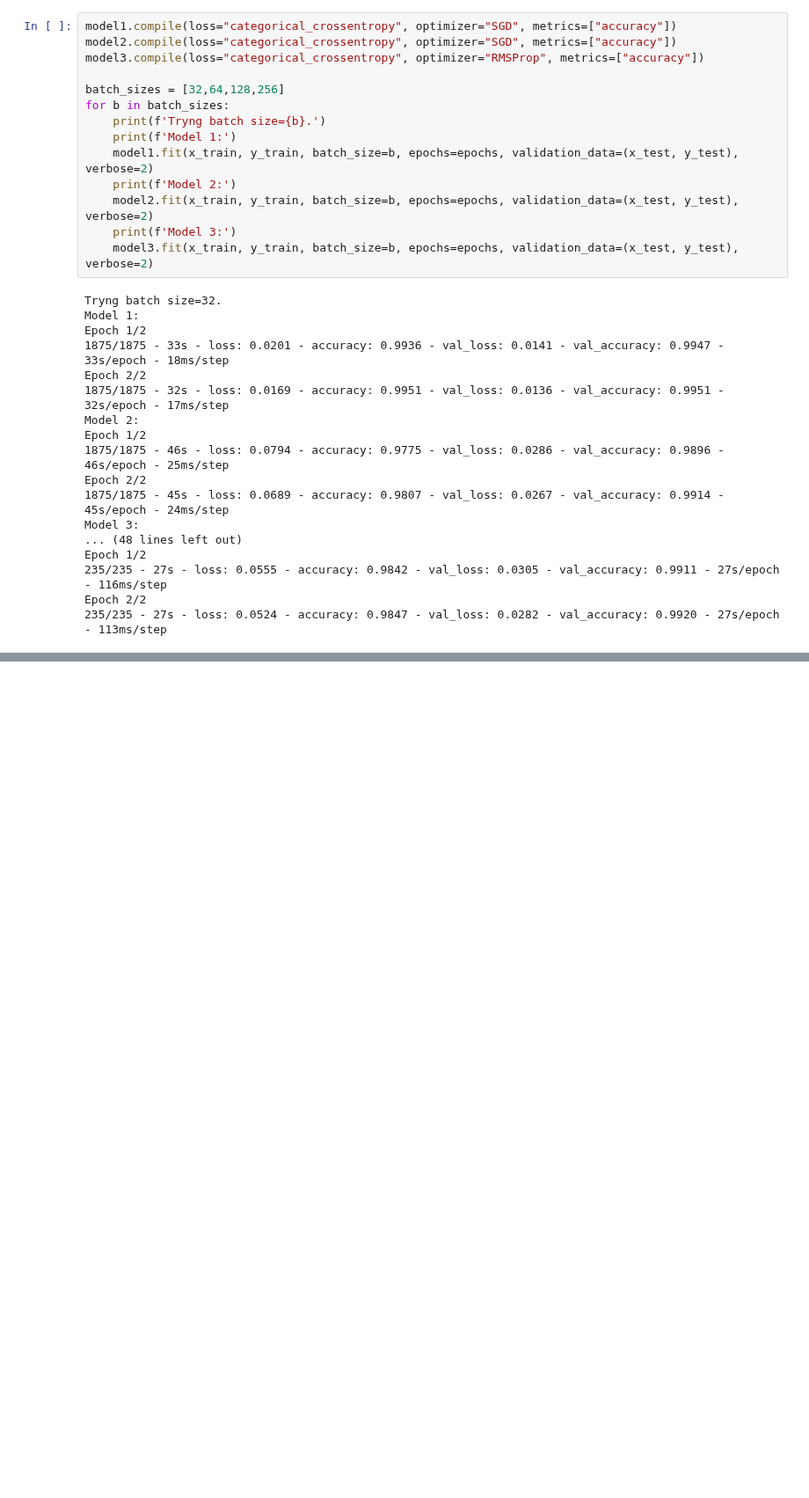
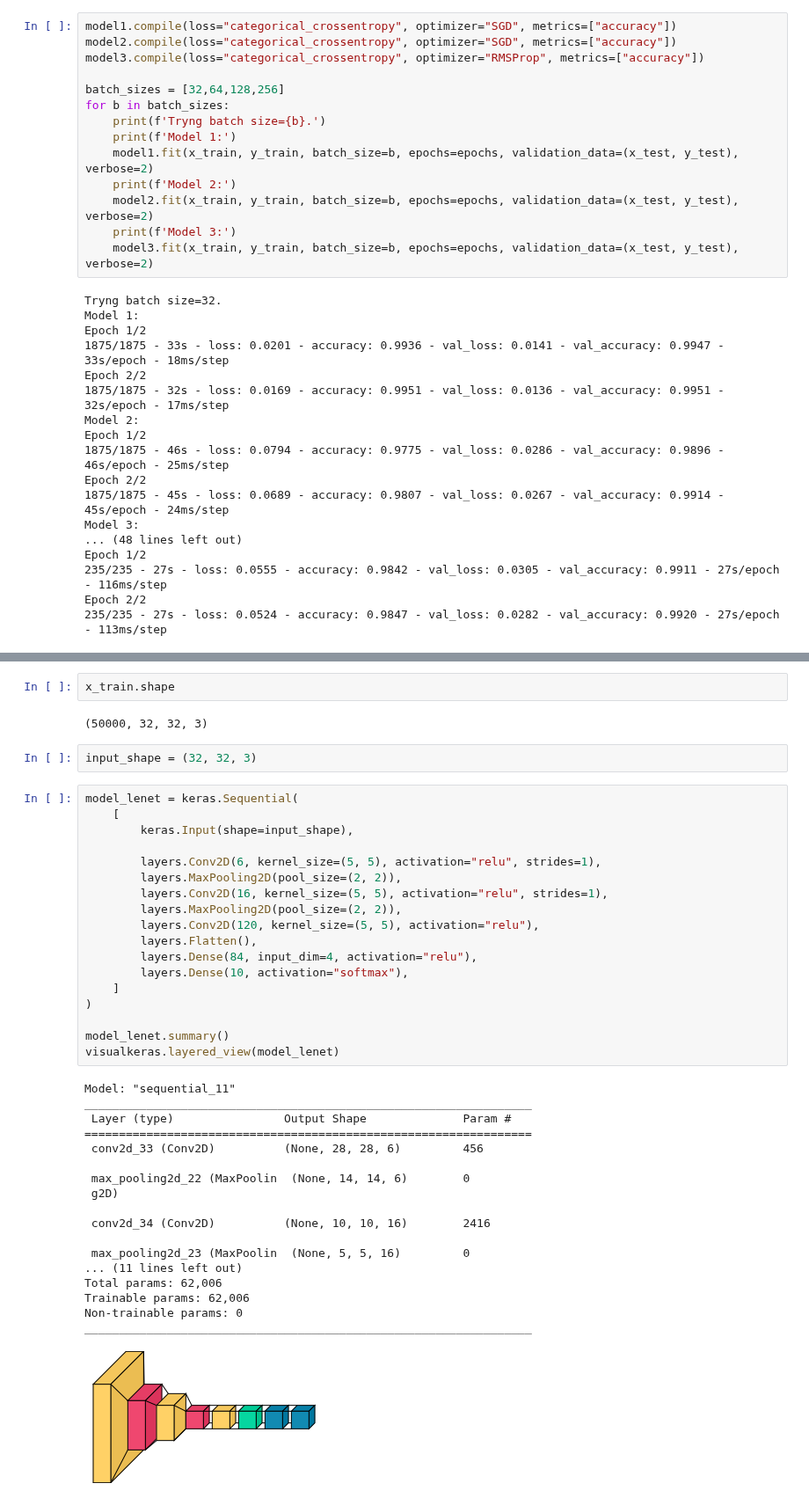
Before and after one commit to BorisOskolkov/MLcourse, a Jupyter notebook: asng03/A03_task.ipynb, the cells around one changed output, grey strips where cells are left out. Shown at 88% size. Drawn from its saved outputs; the diff is of its cells as text; blank space fills up the shorter version.

```diff
--- a/asng03/A03_task.ipynb
+++ b/asng03/A03_task.ipynb
@@ -235,0 +273,43 @@ Epoch 2/2
+# %%
+x_train.shape
+# %% [output]
+(50000, 32, 32, 3)
+# %%
+input_shape = (32, 32, 3)
+# %%
+model_lenet = keras.Sequential(
+    [
+        keras.Input(shape=input_shape),
+
+        layers.Conv2D(6, kernel_size=(5, 5), activation="relu", strides=1),
+        layers.MaxPooling2D(pool_size=(2, 2)),
+        layers.Conv2D(16, kernel_size=(5, 5), activation="relu", strides=1),
+        layers.MaxPooling2D(pool_size=(2, 2)),
+        layers.Conv2D(120, kernel_size=(5, 5), activation="relu"),
+        layers.Flatten(),
+        layers.Dense(84, input_dim=4, activation="relu"),
+        layers.Dense(10, activation="softmax"),
+    ]
+)
+
+model_lenet.summary()
+visualkeras.layered_view(model_lenet)
+# %% [output]
+Model: "sequential_11"
+_________________________________________________________________
+ Layer (type)                Output Shape              Param #
+=================================================================
+ conv2d_33 (Conv2D)          (None, 28, 28, 6)         456
+
+ max_pooling2d_22 (MaxPoolin  (None, 14, 14, 6)        0
+ g2D)
+
+ conv2d_34 (Conv2D)          (None, 10, 10, 16)        2416
+
+ max_pooling2d_23 (MaxPoolin  (None, 5, 5, 16)         0
+... (11 lines left out)
+Total params: 62,006
+Trainable params: 62,006
+Non-trainable params: 0
+_________________________________________________________________
+[figure, added]
```
Also changed, not shown: parts of 10 cells of this notebook.
